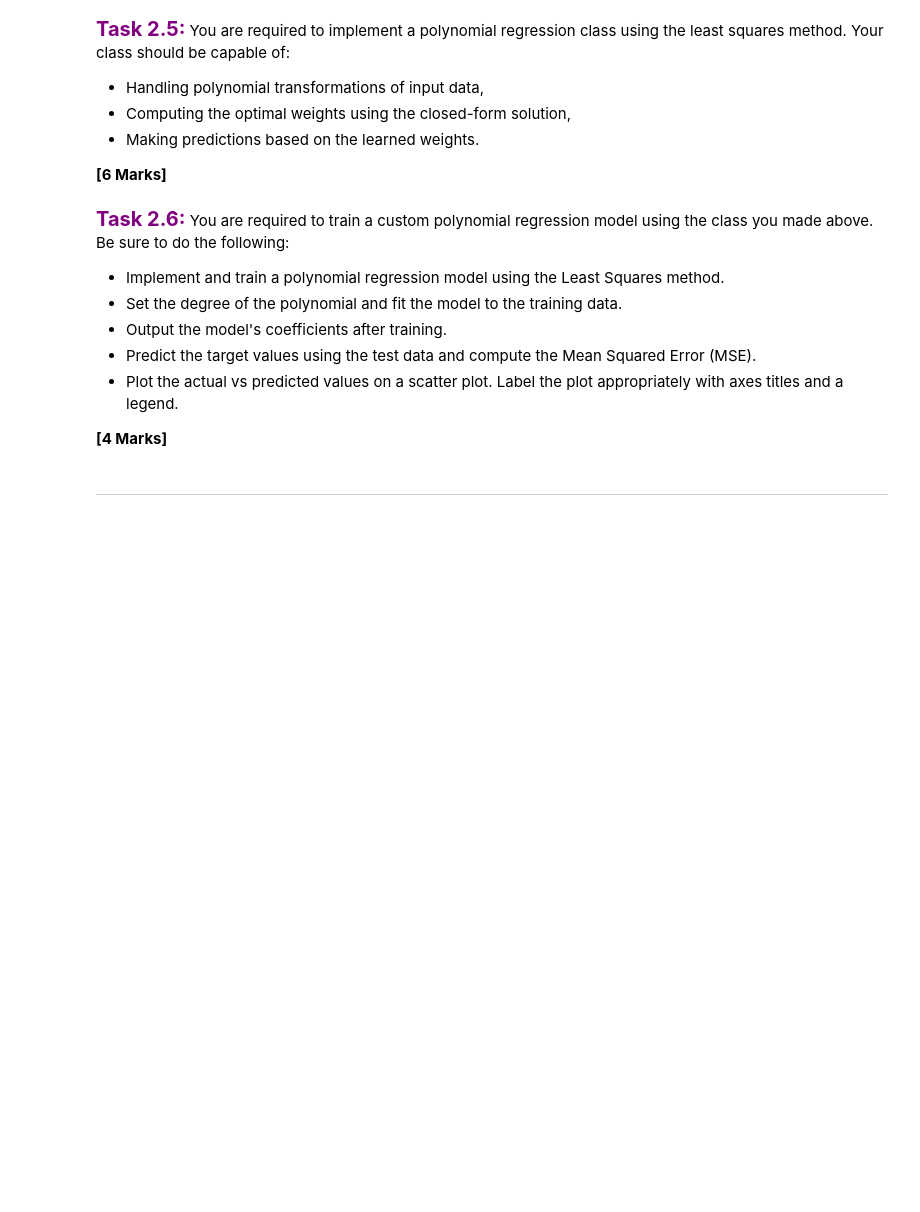
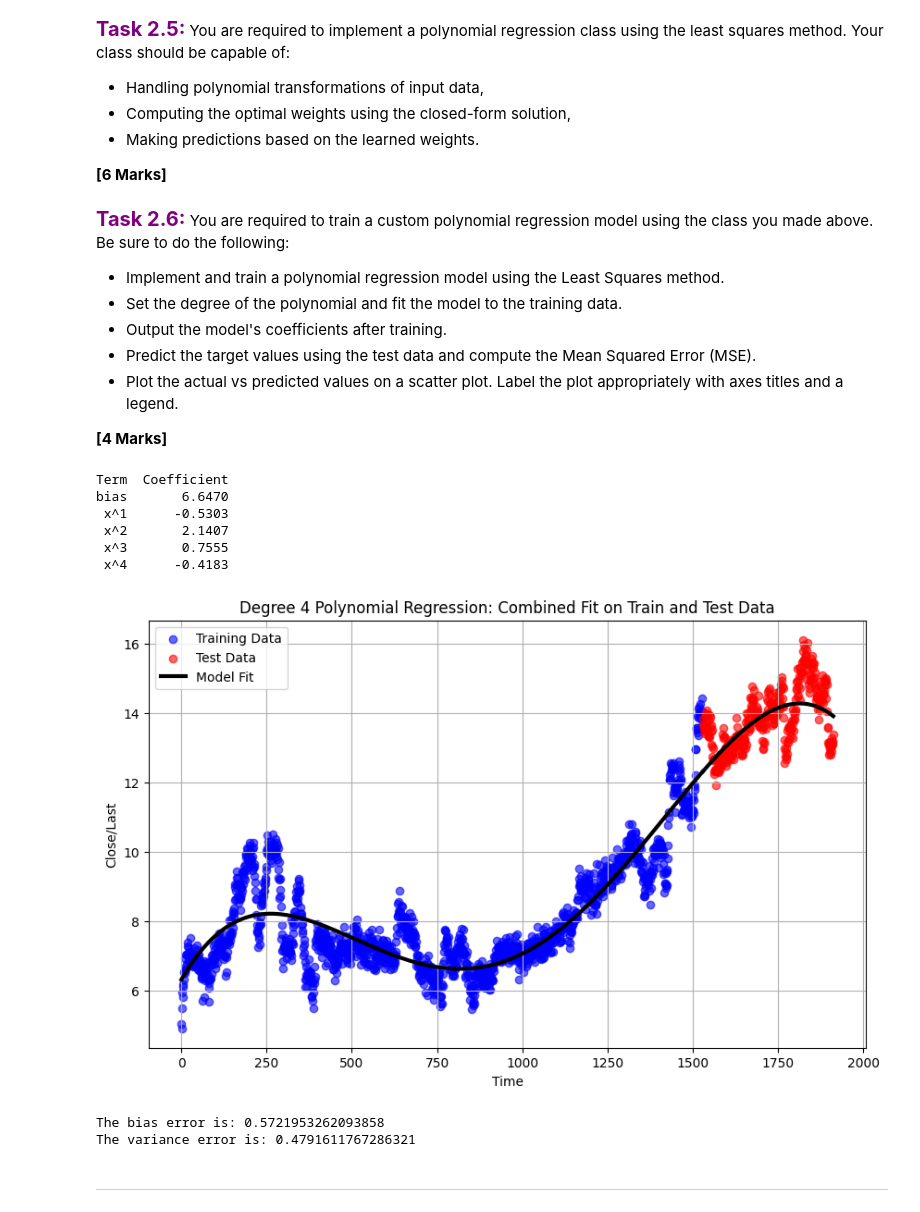
Before and after one commit to alooboii/Learning-AIML, a Jupyter notebook: PA1/PA1.ipynb, the cells around one changed output. Saved outputs shown, nothing was run; the diff lists cells and outputs as text; code cells hidden in the pictures; blank space fills up the shorter version.

Commit message:
Polynomial regression done, next time gotta do Regression with Regularization

```diff
--- a/PA1/PA1.ipynb
+++ b/PA1/PA1.ipynb
@@ -799,3 +823,47 @@ class PolynomialRegressionLS:
+# %%
+#Your code here
+poly = PolynomialRegressionLS(4)
+
+poly.get_weight(train_X_scaled,train_y)
+coeffs = poly.W.flatten()
+terms = ["bias"] + [f"x^{i}" for i in range(1, len(coeffs))]
+df = pd.DataFrame({"Term": terms, "Weight": coeffs})
+print(df.to_string(index=False, float_format="%.4f"))
+
+pred_train_y = poly.predict(train_X_scaled)
+pred_test_y = poly.predict(test_X_scaled)
+
+bias = compute_mse(train_y, pred_train_y)
+variance = compute_mse(test_y, pred_test_y)
+
+plt.figure(figsize=(10, 6))
+plt.scatter(train_X, train_y, color='blue', alpha=0.6, label='Training Data')
+plt.scatter(test_X, test_y, color='red', alpha=0.6, label='Test Data')
+plt.plot(np.array(train_X),
+         pred_train_y,
+         color='black', linewidth=3)
+plt.plot(np.array(test_X),
+         pred_test_y,
+         color='black', linewidth=3, label='Model Fit')
+plt.xlabel('Time')
+plt.ylabel('Close/Last')
+plt.title(f'Degree {poly.degree} Polynomial Regression: Combined Fit on Train and Test Data')
+plt.legend()
+plt.grid(True)
+plt.show()
+
+print(f"The bias error is: {bias}")
+print(f"The variance error is: {variance}")
+# %% [output]
+Term  Coefficient
+bias       6.6470
+ x^1      -0.5303
+ x^2       2.1407
+ x^3       0.7555
+ x^4      -0.4183
+[figure, added]
+The bias error is: 0.5721953262093858
+The variance error is: 0.4791611767286321
 # %% [markdown]
 ---
 # %% [markdown]
```
Also changed, not shown: parts of 16 cells of this notebook.
